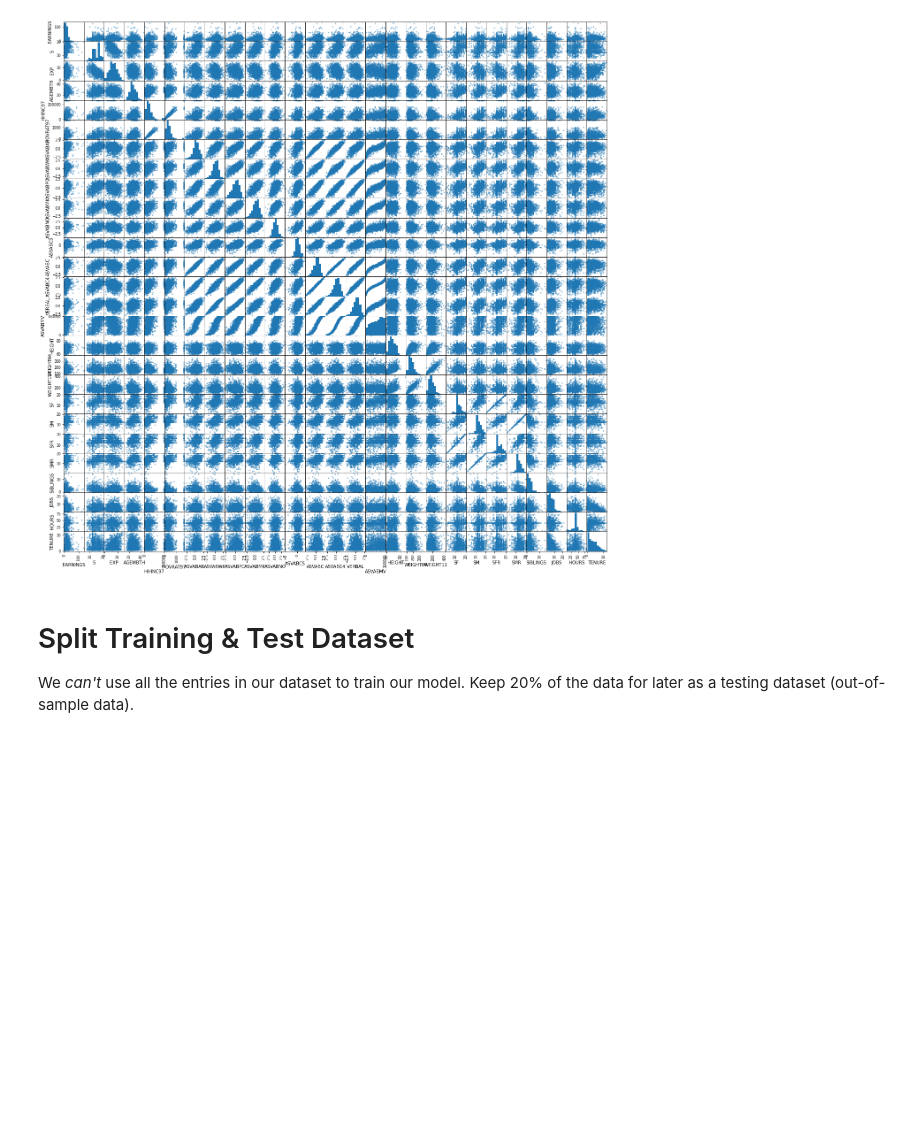
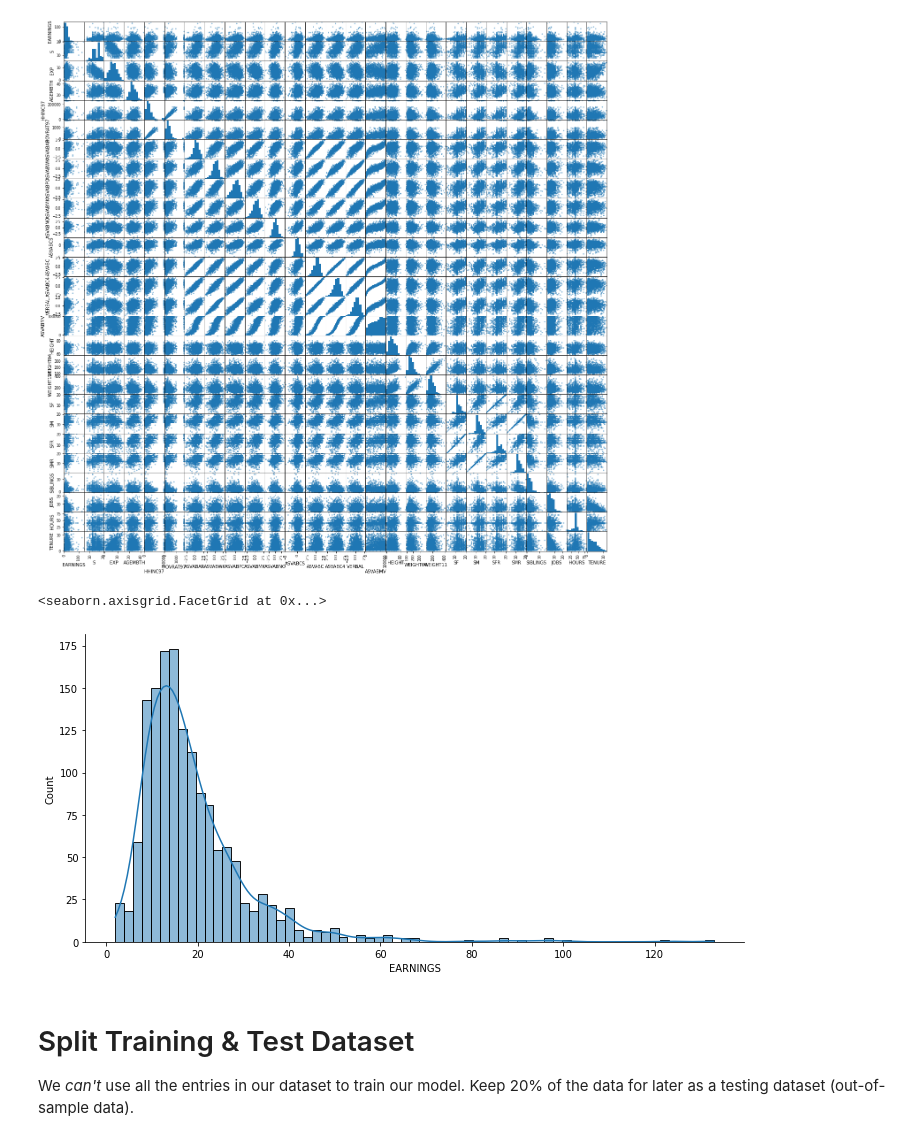
Before and after one commit to tomweinandy/100DaysOfCode, a Jupyter notebook: Projects/Day100/Determinants_of_Earnings.ipynb, the cells around one changed output. Drawn from its saved outputs; the diff is of its cells as text; code cells hidden in the pictures; blank space fills up the shorter version.

```diff
--- a/Projects/Day100/Determinants_of_Earnings.ipynb
+++ b/Projects/Day100/Determinants_of_Earnings.ipynb
@@ -157,6 +157,12 @@ array([[<AxesSubplot:xlabel='EARNINGS', ylabel='EARNINGS'>,
         <AxesSubplot:xlabel='HOURS', ylabel='TENURE'>,
         <AxesSubplot:xlabel='TENURE', ylabel='TENURE'>]], dtype=object)
 [figure]
+# %%
+# Take a deeper look at the variable of interest
+sns.displot(df['EARNINGS'], kde=True, aspect=2)
+# %% [output]
+<seaborn.axisgrid.FacetGrid at 0x...>
+[figure, added]
 # %% [markdown]
 # Split Training & Test Dataset
 
```
Also changed, not shown: parts of 1 cell of this notebook.
